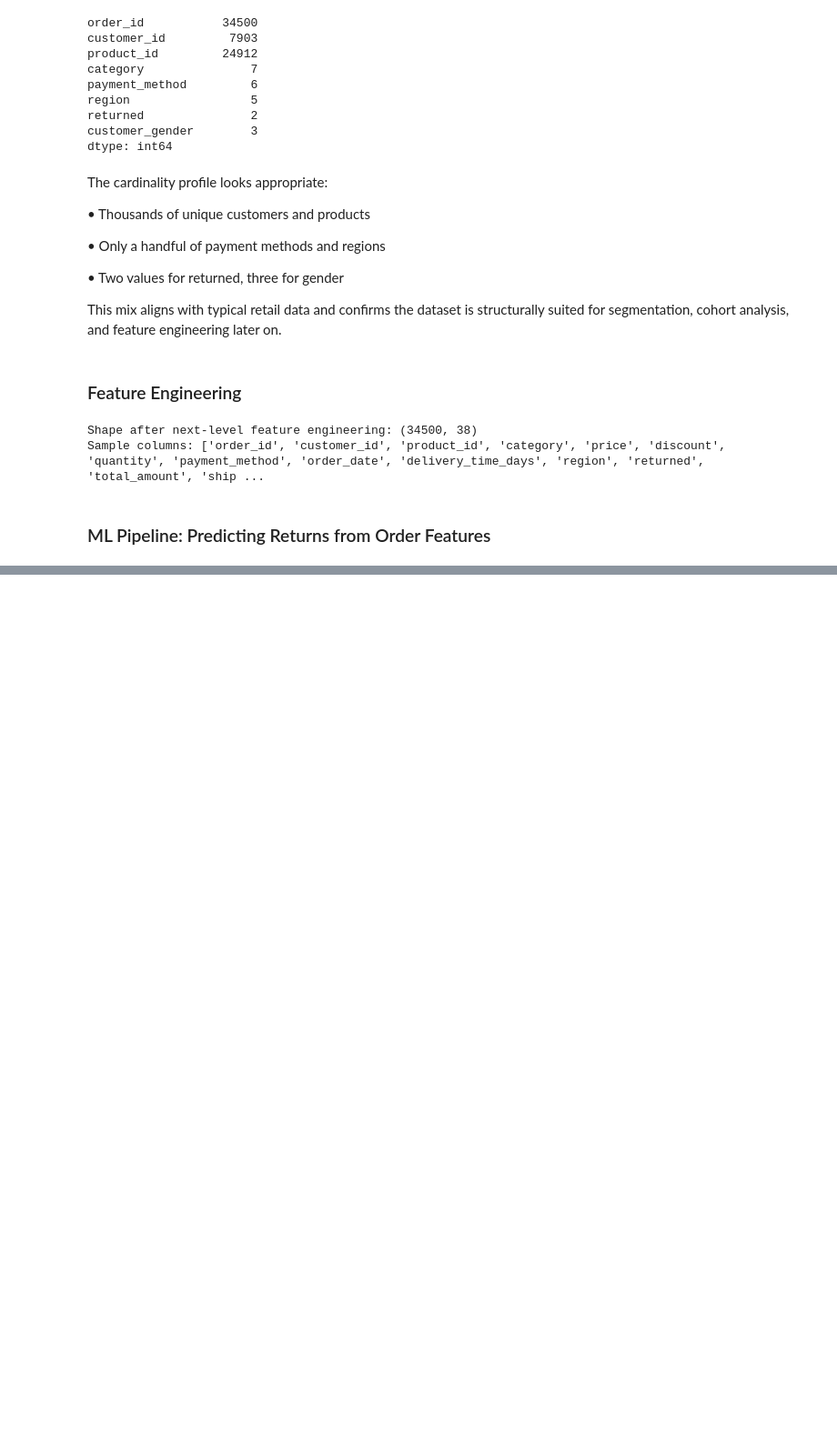
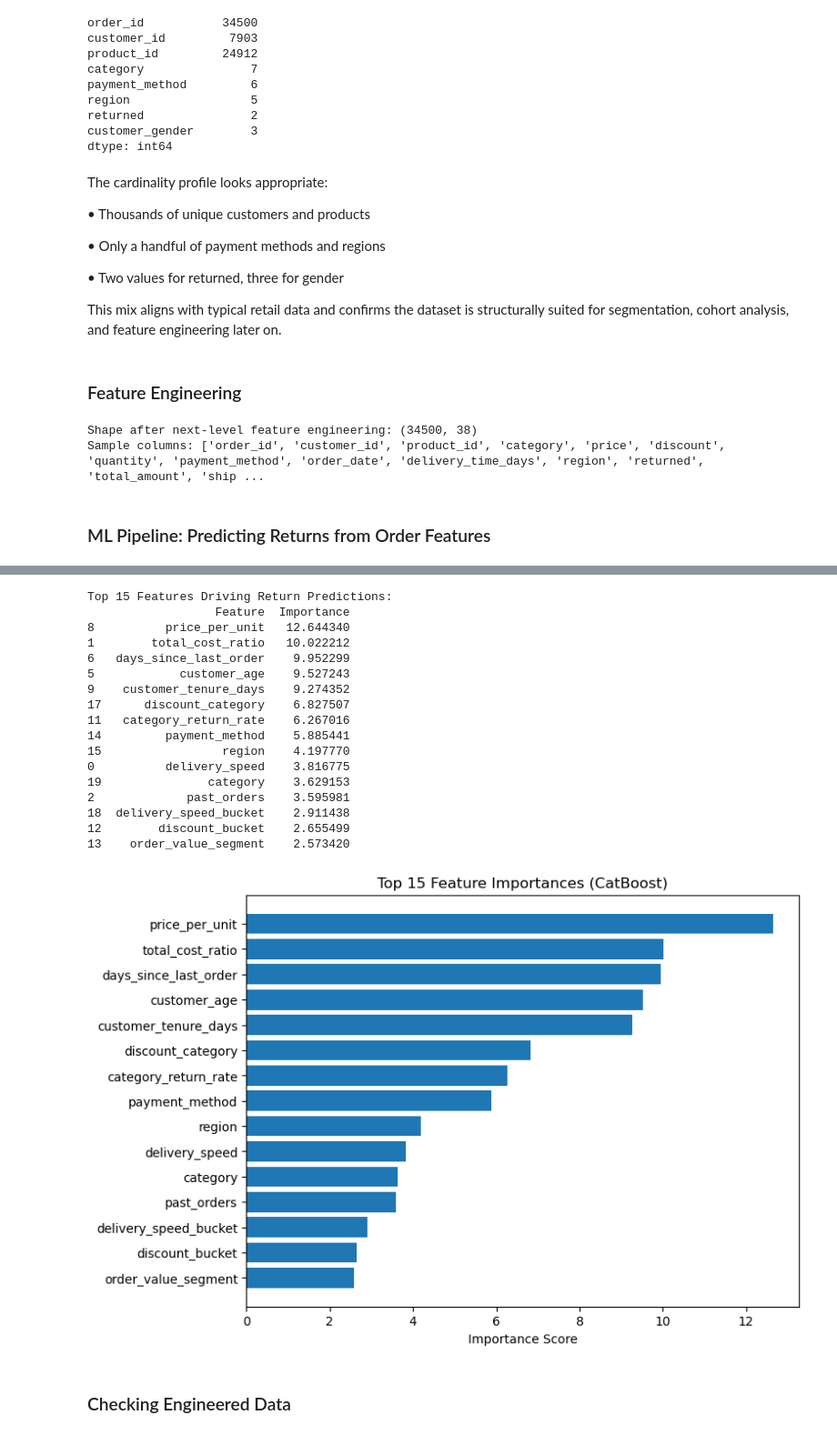
Before and after one commit to clemweb3/E-commerce-Data-Insights-Dashboard, a Jupyter notebook: ecommerce_bi_dashboard.ipynb, the cells around one changed output, grey strips where cells are left out. Shown at 91% size. Cells and saved outputs as stored; diff of their text form; code cells hidden in the pictures; blank space fills up the shorter version.

Commit message:
added feature importance for return rate prediction

```diff
--- a/ecommerce_bi_dashboard.ipynb
+++ b/ecommerce_bi_dashboard.ipynb
@@ -305,11 +305,12 @@ from sklearn.metrics import classification_report, confusion_matrix, roc_auc_sco
 import numpy as np
 import matplotlib.pyplot as plt
 # %%
-from catboost import CatBoostClassifier
+from catboost import CatBoostClassifier, Pool
 from sklearn.model_selection import train_test_split
 from sklearn.metrics import classification_report, confusion_matrix, roc_auc_score, precision_recall_curve, auc
 import numpy as np
 import matplotlib.pyplot as plt
+import pandas as pd
 
 # --- 1. Define features ---
 numeric_features = [
@@ -326,27 +327,31 @@ categorical_features = [
 X = df_fe[numeric_features + categorical_features]
 y = df_fe['returned_flag']
 
-# --- 2. Train/test split ---
+# --- 2. Fix categorical dtype issue ---
+for col in categorical_features:
+    X[col] = X[col].astype(str)
+
+# --- 3. Train/test split ---
 X_train, X_test, y_train, y_test = train_test_split(
     X, y, test_size=0.2, random_state=42, stratify=y
 )
 
-# --- 3. CatBoost Classifier (ROC-AUC tuned) ---
+# --- 4. CatBoost Classifier ---
 clf_cb = CatBoostClassifier(
-    iterations=1000,             # more boosting rounds for smoother probability curves
-    learning_rate=0.02,          # lower learning rate for better separation
-    depth=7,                     # moderate tree depth
-    l2_leaf_reg=7,               # stronger regularization
+    iterations=1000,
+    learning_rate=0.02,
+    depth=7,
+    l2_leaf_reg=7,
     random_seed=42,
-    cat_features=categorical_features,
+    cat_features=categorical_features,  # safe since all are string dtype
     verbose=0,
-    auto_class_weights='Balanced'  # let CatBoost auto-balance classes
+    auto_class_weights='Balanced'
 )
 
 clf_cb.fit(X_train, y_train)
 y_proba_cb = clf_cb.predict_proba(X_test)[:, 1]
 
-# --- 4. Threshold tuning ---
+# --- 5. Threshold tuning ---
 precision, recall, thresholds = precision_recall_curve(y_test, y_proba_cb)
 f1_scores = (2 * precision * recall) / (precision + recall + 1e-9)
 best_idx = np.argmax(f1_scores)
@@ -357,7 +362,7 @@ print("CatBoost Confusion Matrix:\n", confusion_matrix(y_test, y_pred_cb))
 print("\nClassification Report:\n", classification_report(y_test, y_pred_cb))
 print("\nROC-AUC Score:", roc_auc_score(y_test, y_proba_cb))
 
-# --- 5. PR curve visualization ---
+# --- 6. PR curve visualization ---
 plt.figure(figsize=(6,4))
 plt.plot(recall, precision, label=f'CatBoost PR-AUC = {auc(recall, precision):.2f}')
 plt.xlabel('Recall')
@@ -365,4 +370,25 @@ plt.ylabel('Precision')
 plt.title('Precision-Recall Curve (CatBoost ROC-AUC tuned)')
 plt.legend()
 plt.show()
+
+# --- 7. Feature importance (fixed Pool call) ---
+feature_importances = clf_cb.get_feature_importance(
+    Pool(X_train, y_train, cat_features=categorical_features)
+)
+feature_names = numeric_features + categorical_features
+
+importance_df = pd.DataFrame({
+    'Feature': feature_names,
+    'Importance': feature_importances
+}).sort_values(by='Importance', ascending=False)
+
+print("\nTop 15 Features Driving Return Predictions:")
+print(importance_df.head(15))
+
+# --- 8. Plot feature importance ---
+plt.figure(figsize=(8,6))
+plt.barh(importance_df['Feature'][:15][::-1], importance_df['Importance'][:15][::-1])
+plt.xlabel("Importance Score")
+plt.title("Top 15 Feature Importances (CatBoost)")
+plt.show()
 # %% [output]
@@ -385 +428,19 @@ ROC-AUC Score: 0.5873853895276435
 [figure]
+Top 15 Features Driving Return Predictions:
+                  Feature  Importance
+8          price_per_unit   12.644340
+1        total_cost_ratio   10.022212
+6   days_since_last_order    9.952299
+5            customer_age    9.527243
+9    customer_tenure_days    9.274352
+17      discount_category    6.827507
+11   category_return_rate    6.267016
+14         payment_method    5.885441
+15                 region    4.197770
+0          delivery_speed    3.816775
+19               category    3.629153
+2             past_orders    3.595981
+18  delivery_speed_bucket    2.911438
+12        discount_bucket    2.655499
+13    order_value_segment    2.573420
+[figure, added]
@@ -385,0 +468,2 @@ ROC-AUC Score: 0.5873853895276435
+# %% [markdown]
+### Checking Engineered Data
```
Also changed, not shown: parts of 3 cells of this notebook, 3 other files.
